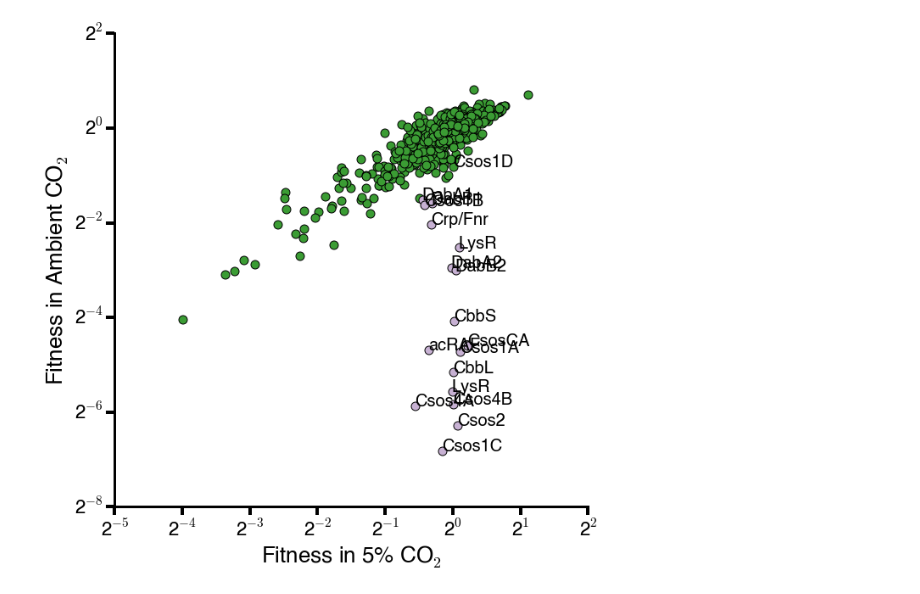
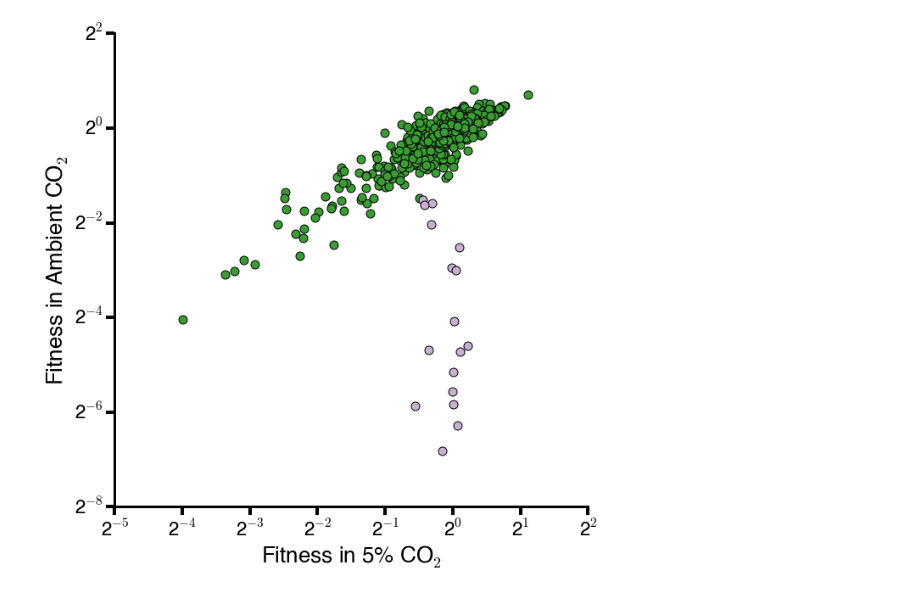
Before and after one commit to jackdesmarais/DabTransporterPaper, a Jupyter notebook: scripts/Figure 2 HCR genes.ipynb, the cells around one changed output. Cells and saved outputs as stored; diff of their text form; code cells hidden in the pictures.

```diff
--- a/scripts/Figure 2 HCR genes.ipynb
+++ b/scripts/Figure 2 HCR genes.ipynb
@@ -73,41 +73,41 @@ labeled_stuff = [
 #     'HNEAP_RS08465':'N-acetylmuramyl-L-alanine amidase, negative regulator of AmpC, AmpD'
 ]
 
-for gene,label,x,y in labeled_stuff:
-    row = small_log_df[small_log_df.locusId == gene]
-    plt.text(row.HighCO2Log_1,row.LowCO2Log_1,label,fontsize=20)
+# for gene,label,x,y in labeled_stuff:
+#     row = small_log_df[small_log_df.locusId == gene]
+#     plt.text(row.HighCO2Log_1,row.LowCO2Log_1,label,fontsize=20)
 
 plt.scatter(small_diff_df.HighCO2Log_1, small_diff_df.LowCO2Log_1, c=iCol, edgecolors='k', s=100)
 plt.scatter(big_diff_df.HighCO2Log_1, big_diff_df.LowCO2Log_1, c=aCol, edgecolors='k', s=100)
 
 
 plt.xlabel('Fitness in 5% CO$_2$')
 plt.ylabel('Fitness in Ambient CO$_2$')
 plt.tick_params(axis='both', direction='out', bottom='on', left='on', top='off', right='off',
                 length=10, width=4)
 ax.spines['right'].set_visible(False)
 ax.spines['top'].set_visible(False)
 
 # Only show ticks on the left and bottom spines
 ax.yaxis.set_ticks_position('left')
 ax.xaxis.set_ticks_position('bottom')
 
 # change axis weight
 ax.spines['left'].set_linewidth(3)
 ax.spines['bottom'].set_linewidth(3)
 
 locs,labels = plt.xticks()
 ticks=['2$^{'+str(int(x))+'}$' for x in locs]
 plt.xticks(locs, ticks, fontsize=22)
 
 locs,labels = plt.yticks()
 ticks=['2$^{'+str(int(x))+'}$' for x in locs]
 plt.yticks(locs,ticks, fontsize=22)
 
 plt.savefig('fig2/fig2B.eps',format='eps',bbox_inches='tight')
 plt.show()
 # %% [output]
-[figure, old version]
+[figure, new version]
 # %%
 # TODO(JD): put annotations in here for figures below.
 short_names = {'HNEAP_RS04610': 'ParA',
```
Also changed, not shown: parts of 5 cells of this notebook, 25 other files.
